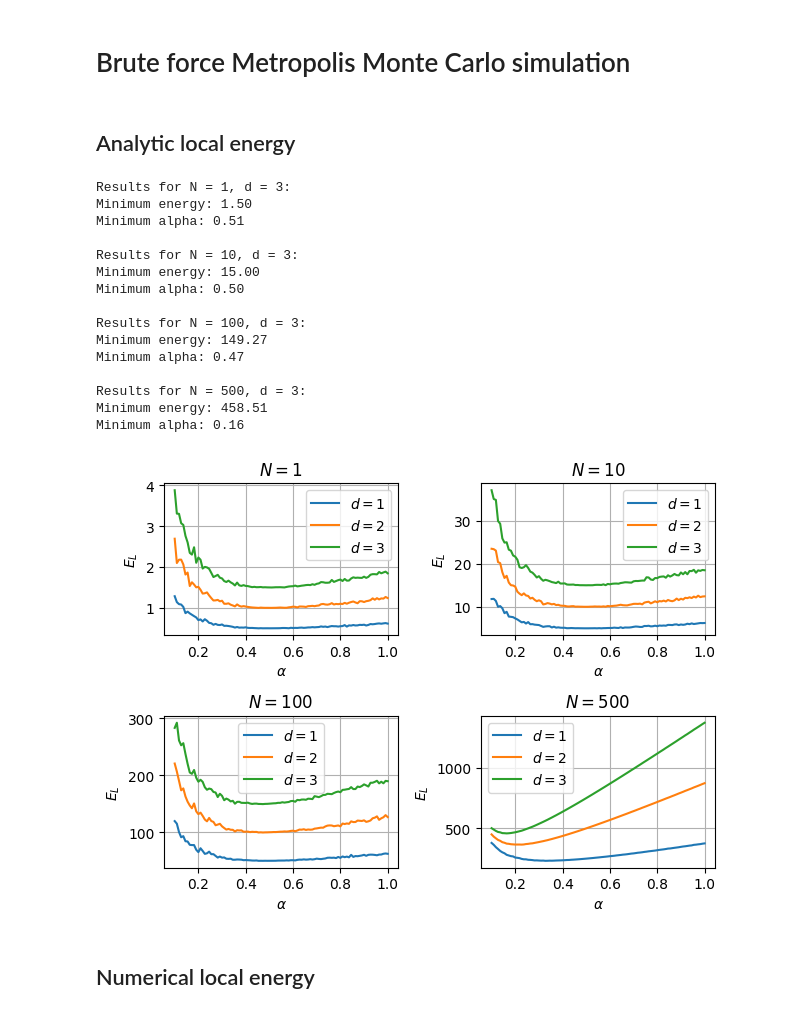
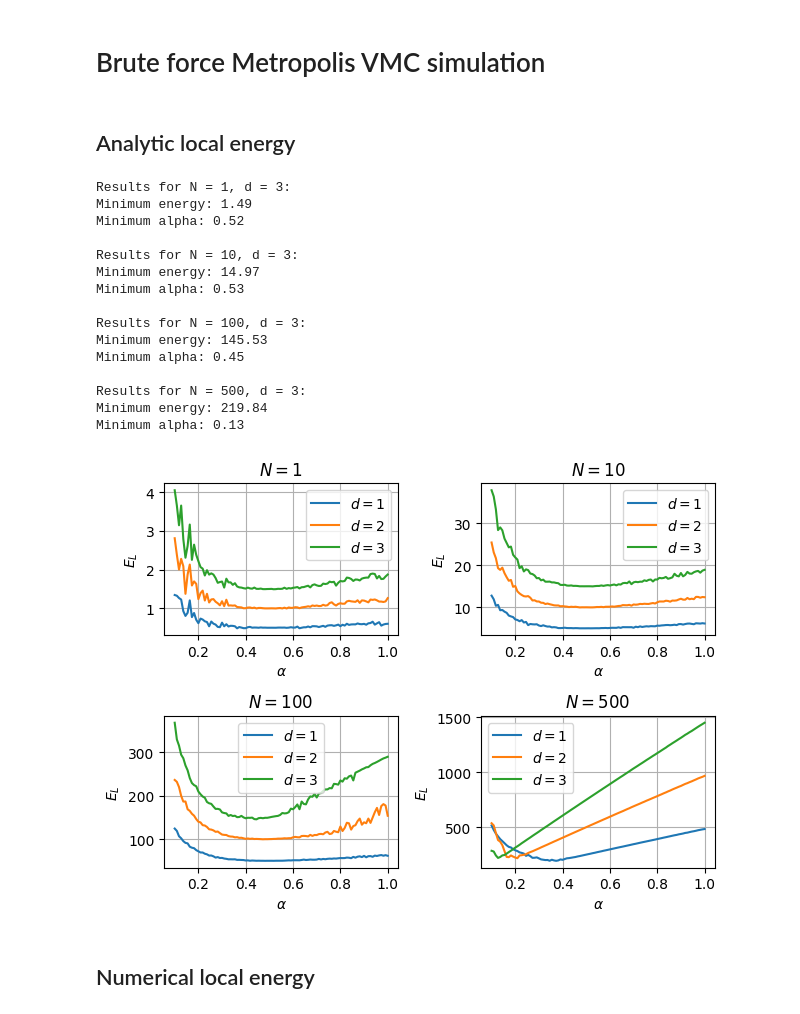
Before and after one commit to semapheur/fys4411, a Jupyter notebook: project_1/code/calc_b.ipynb, the cells around one changed output. Saved outputs shown, nothing was run; the diff lists cells and outputs as text; code cells hidden in the pictures.

```diff
--- a/project_1/code/calc_b.ipynb
+++ b/project_1/code/calc_b.ipynb
@@ -1,5 +1,5 @@
 # %% [markdown]
-# Brute force Metropolis Monte Carlo simulation
+# Brute force Metropolis VMC simulation
 # %% [markdown]
 ## Analytic local energy
 # %%
@@ -11,7 +11,7 @@ from bose_harmonic import HarmonicParamGrid
 from bose_harmonic_jax import wavefunction_jax, local_energy_jax, HarmonicParams
 
 base_cycles = 10_000
-base_step = 1.0
+base_step = 0.5
 
 alpha_values = np.linspace(0.1, 1.0, 100)
 param_grid = HarmonicParamGrid(param_type=HarmonicParams, alpha=alpha_values)
@@ -26,47 +26,47 @@ for i, n in enumerate(number_particles):
   ax = axs[i]
 
   for j, d in enumerate(dims):
-    step_size = base_step / np.sqrt(n * d)
-    # cycles = int(base_cycles * np.sqrt(n * d))
+    #step_size = base_step / np.sqrt(n * d)
+    #cycles = int(base_cycles * np.sqrt(n * d))
 
     simulation = MetropolisJAX[HarmonicParams](n, d)
     result = simulation.grid_search_brute(
-      wavefunction_jax, local_energy_jax, param_grid, step_size, base_cycles
+      wavefunction_jax, local_energy_jax, param_grid, base_step, base_cycles
     )
 
-    energies = result.energy
+    energies = result.energies
     ax.plot(alpha_values, energies, label=f"$d = {d}$")
     ax.set_title(f"$N = {n}$")
     ax.set(xlabel=r"$\alpha$", ylabel=r"$E_L$")
     ax.legend()
     ax.grid(True)
 
     if d == 3:
       min_energy = np.min(energies)
       min_alpha = alpha_values[np.argmin(energies)]
       print(f"Results for N = {n}, d = {d}:")
       print(f"Minimum energy: {min_energy:.2f}")
       print(f"Minimum alpha: {min_alpha:.2f}\n")
 
 plt.tight_layout()
 plt.show()
 # %% [output]
 Results for N = 1, d = 3:
-Minimum energy: 1.50
-Minimum alpha: 0.51
+Minimum energy: 1.49
+Minimum alpha: 0.52
 
 Results for N = 10, d = 3:
-Minimum energy: 15.00
-Minimum alpha: 0.50
+Minimum energy: 14.97
+Minimum alpha: 0.53
 
 Results for N = 100, d = 3:
-Minimum energy: 149.27
-Minimum alpha: 0.47
+Minimum energy: 145.53
+Minimum alpha: 0.45
 
 Results for N = 500, d = 3:
-Minimum energy: 458.51
-Minimum alpha: 0.16
+Minimum energy: 219.84
+Minimum alpha: 0.13
-[figure, old version]
+[figure, new version]
 # %% [markdown]
 ## Numerical local energy
 # %%
```
Also changed, not shown: parts of 1 cell of this notebook, 17 other files.
